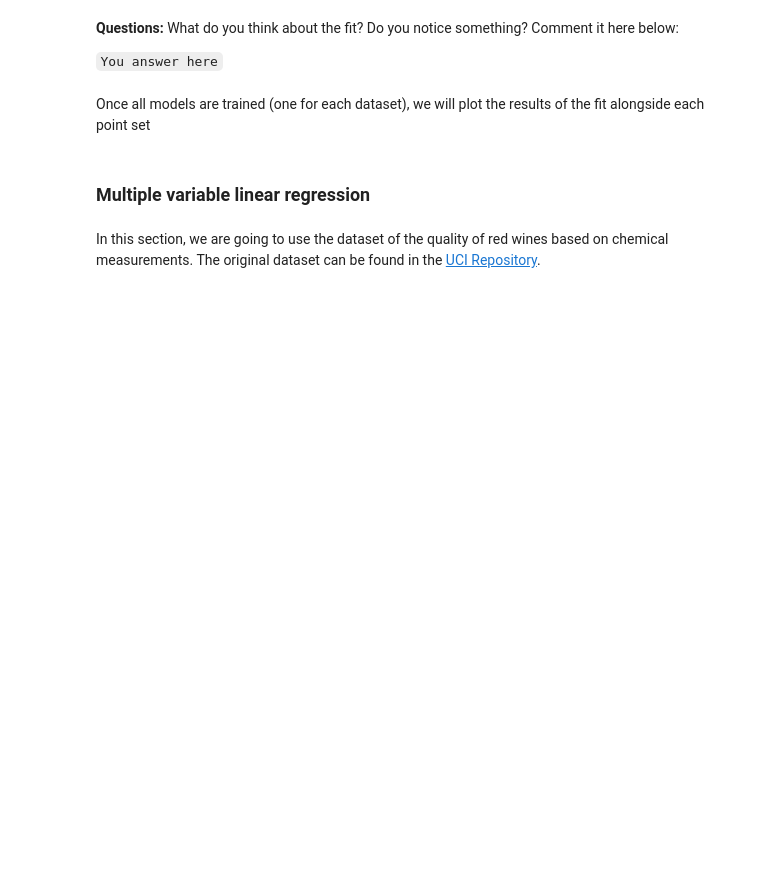
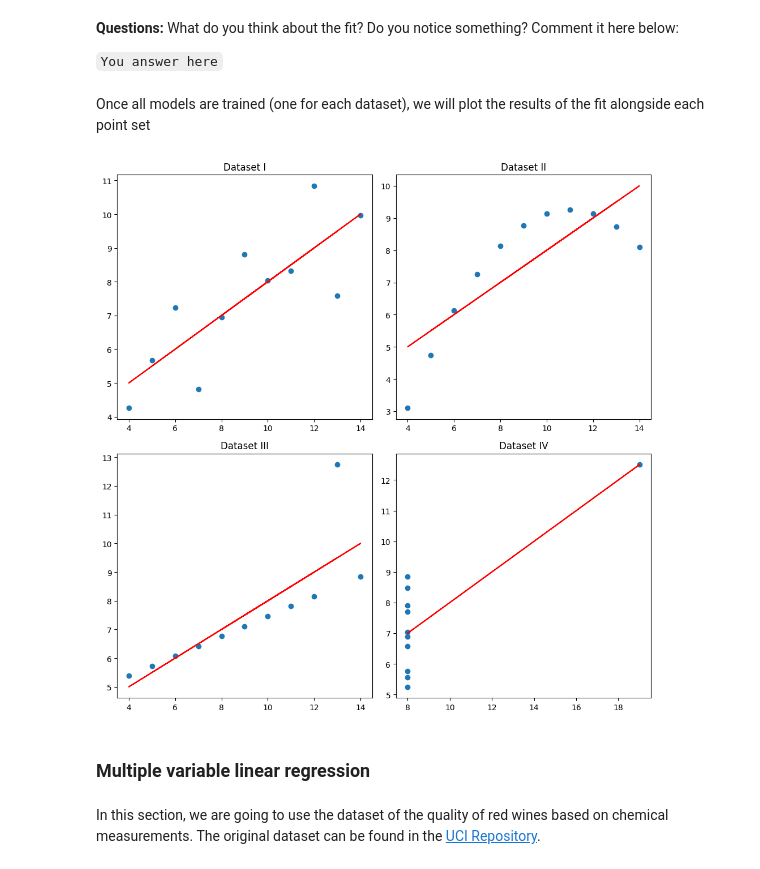
Before and after one commit to ICAI-IMAT-ML/p2-3-DiegoEstevee, a Jupyter notebook: notebook/Lab_2_3_LinearRegression.ipynb, the cells around one changed output. Cells and saved outputs as stored; diff of their text form; code cells hidden in the pictures; blank space fills up the shorter version.

```diff
--- a/notebook/Lab_2_3_LinearRegression.ipynb
+++ b/notebook/Lab_2_3_LinearRegression.ipynb
@@ -68,20 +86,24 @@ Once all models are trained (one for each dataset), we will plot the results of
 # %%
 # Visualizing the datasets with their regression lines
 fig, axs = plt.subplots(2, 2, figsize=(10, 10))
 axs = axs.flatten()
 
 for i, dataset in enumerate(datasets):
 
     # TODO: Select the dataset for each case
-    data = None
+    data = anscombe[anscombe["dataset"] == dataset]
     axs[i].scatter(data['x'], data['y'])
 
     # TODO: Plot the data and the fit (fill the "None" value)
-    axs[i].plot(data['x'], None, color='red')  # Regression line
+    linreg.fit_simple(data['x'],data['y'])
+    y_pred_2 = linreg.predict(data['x'])
+    axs[i].plot(data['x'], y_pred_2, color='red')  # Regression line
     axs[i].set_title(f"Dataset {dataset}")
 
 plt.tight_layout()
 plt.show()
+# %% [output]
+[figure, added]
 # %% [markdown]
 ### Multiple variable linear regression
 # %% [markdown]
```
Also changed, not shown: parts of 6 cells of this notebook.
